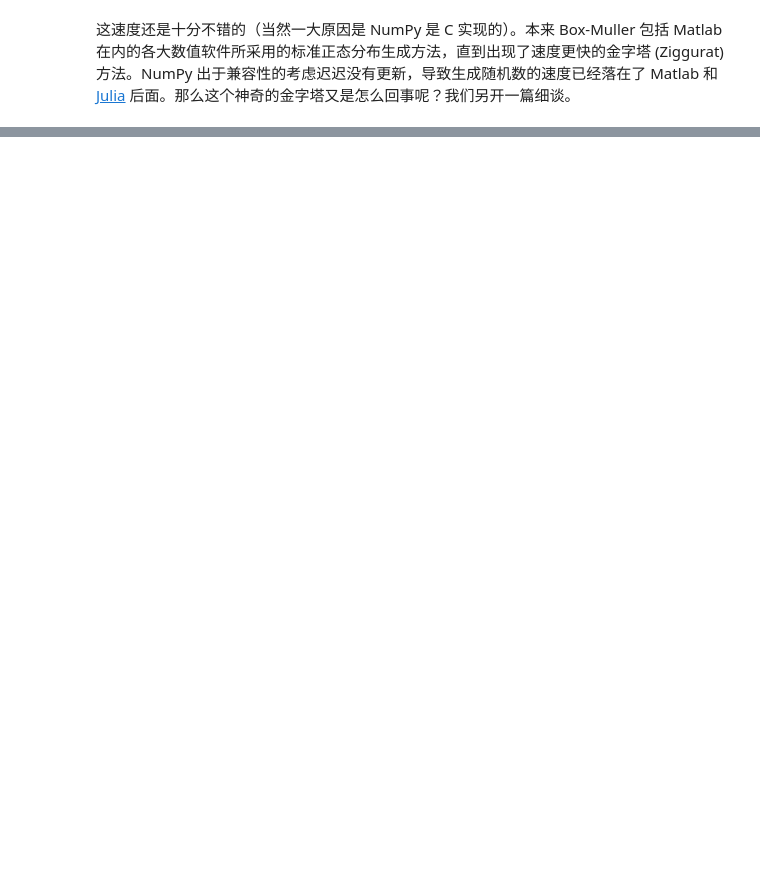
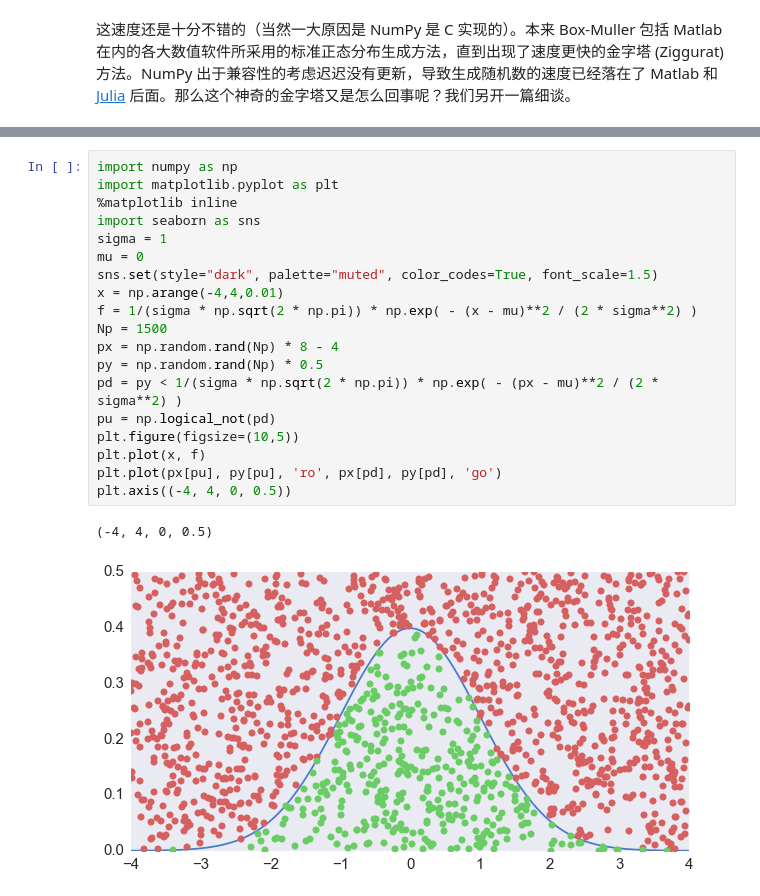
Before and after one commit to jameslao/Algorithmic-Pearls, a Jupyter notebook: Normal.ipynb, the cells around one changed output, grey strips where cells are left out. Cells and saved outputs as stored; diff of their text form; blank space fills up the shorter version.

```diff
--- a/Normal.ipynb
+++ b/Normal.ipynb
@@ -204,0 +214,22 @@ Wall time: 363 ms
+# %%
+import numpy as np
+import matplotlib.pyplot as plt
+%matplotlib inline
+import seaborn as sns
+sigma = 1
+mu = 0
+sns.set(style="dark", palette="muted", color_codes=True, font_scale=1.5)
+x = np.arange(-4,4,0.01)
+f = 1/(sigma * np.sqrt(2 * np.pi)) * np.exp( - (x - mu)**2 / (2 * sigma**2) )
+Np = 1500
+px = np.random.rand(Np) * 8 - 4
+py = np.random.rand(Np) * 0.5
+pd = py < 1/(sigma * np.sqrt(2 * np.pi)) * np.exp( - (px - mu)**2 / (2 * sigma**2) )
+pu = np.logical_not(pd)
+plt.figure(figsize=(10,5))
+plt.plot(x, f)
+plt.plot(px[pu], py[pu], 'ro', px[pd], py[pd], 'go')
+plt.axis((-4, 4, 0, 0.5))
+# %% [output]
+(-4, 4, 0, 0.5)
+[figure, added]
```
Also changed, not shown: parts of 16 cells of this notebook, 1 other file.
